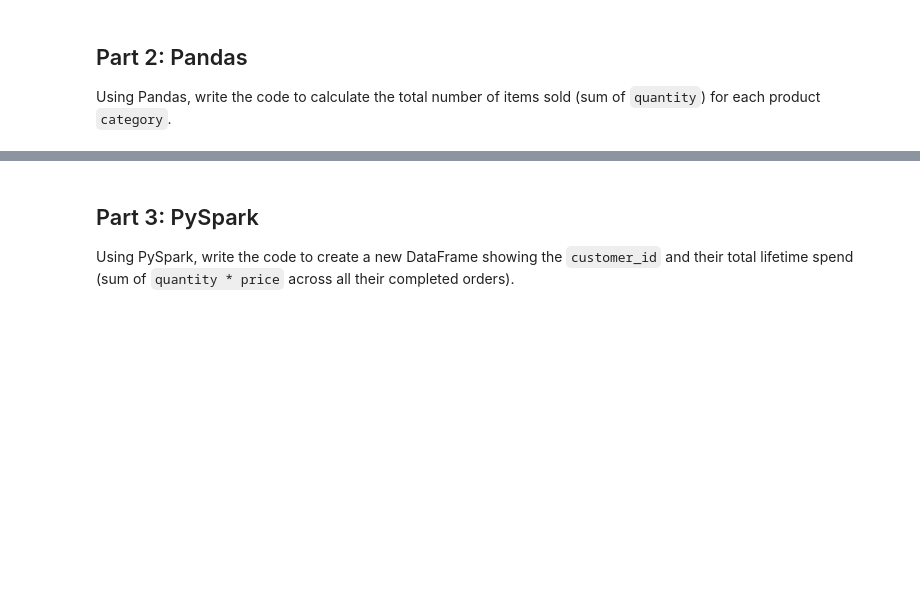
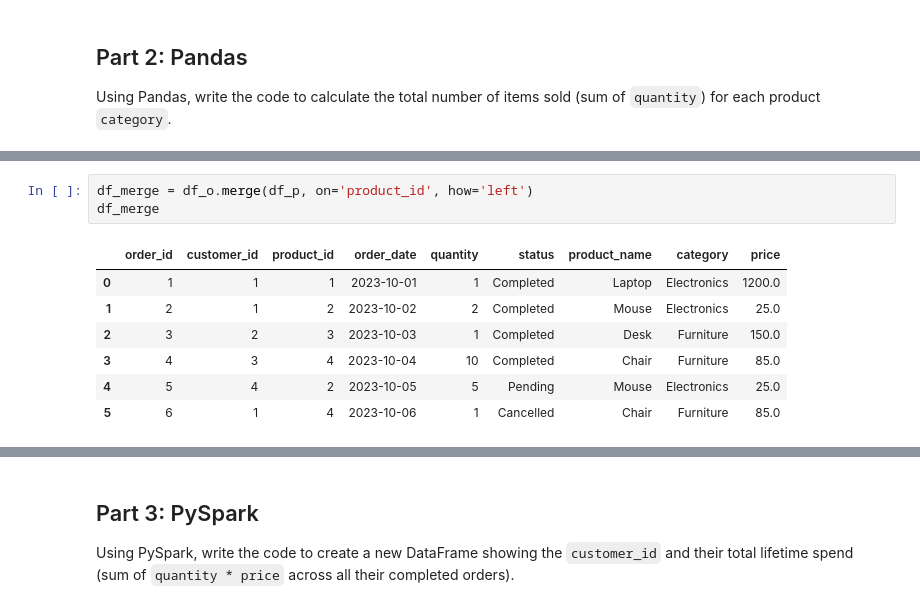
Before and after one commit to adeenun/data_assessment, a Jupyter notebook: python_sql_on_docker/notebooks/assessment.ipynb, the cells around one changed output, grey strips where cells are left out. Cells and saved outputs as stored; diff of their text form; blank space fills up the shorter version.

```diff
--- a/python_sql_on_docker/notebooks/assessment.ipynb
+++ b/python_sql_on_docker/notebooks/assessment.ipynb
@@ -36,0 +198,11 @@ Using Pandas, write the code to calculate the total number of items sold (sum of
+# %%
+df_merge = df_o.merge(df_p, on='product_id', how='left')
+df_merge
+# %% [output]
+|  | order_id | customer_id | product_id | order_date | quantity | status | product_name | category | price |
+| 0 | 1 | 1 | 1 | 2023-10-01 | 1 | Completed | Laptop | Electronics | 1200.0 |
+| 1 | 2 | 1 | 2 | 2023-10-02 | 2 | Completed | Mouse | Electronics | 25.0 |
+| 2 | 3 | 2 | 3 | 2023-10-03 | 1 | Completed | Desk | Furniture | 150.0 |
+| 3 | 4 | 3 | 4 | 2023-10-04 | 10 | Completed | Chair | Furniture | 85.0 |
+| 4 | 5 | 4 | 2 | 2023-10-05 | 5 | Pending | Mouse | Electronics | 25.0 |
+| 5 | 6 | 1 | 4 | 2023-10-06 | 1 | Cancelled | Chair | Furniture | 85.0 |
```
Also changed, not shown: parts of 25 cells of this notebook, 1 other file.
